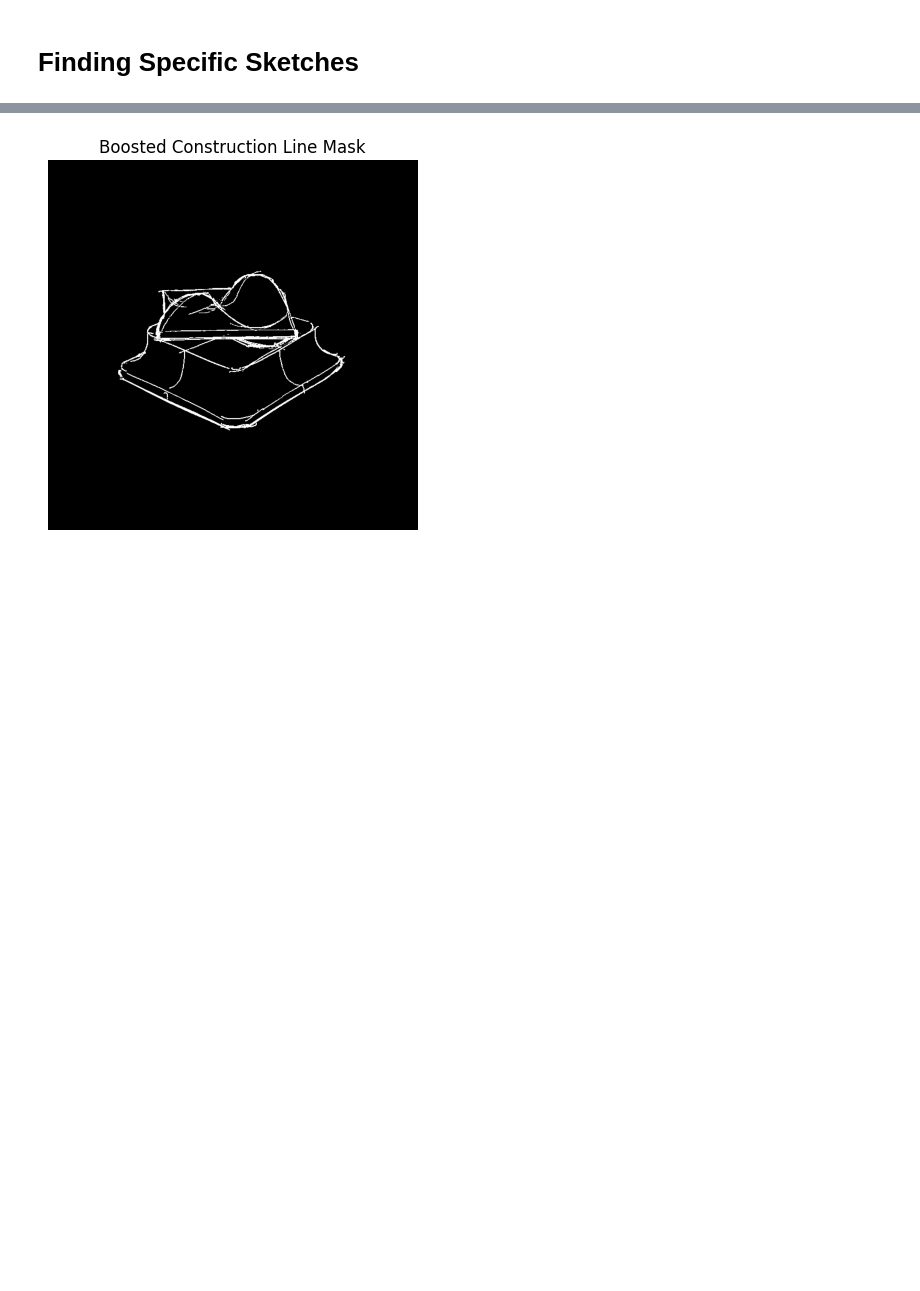
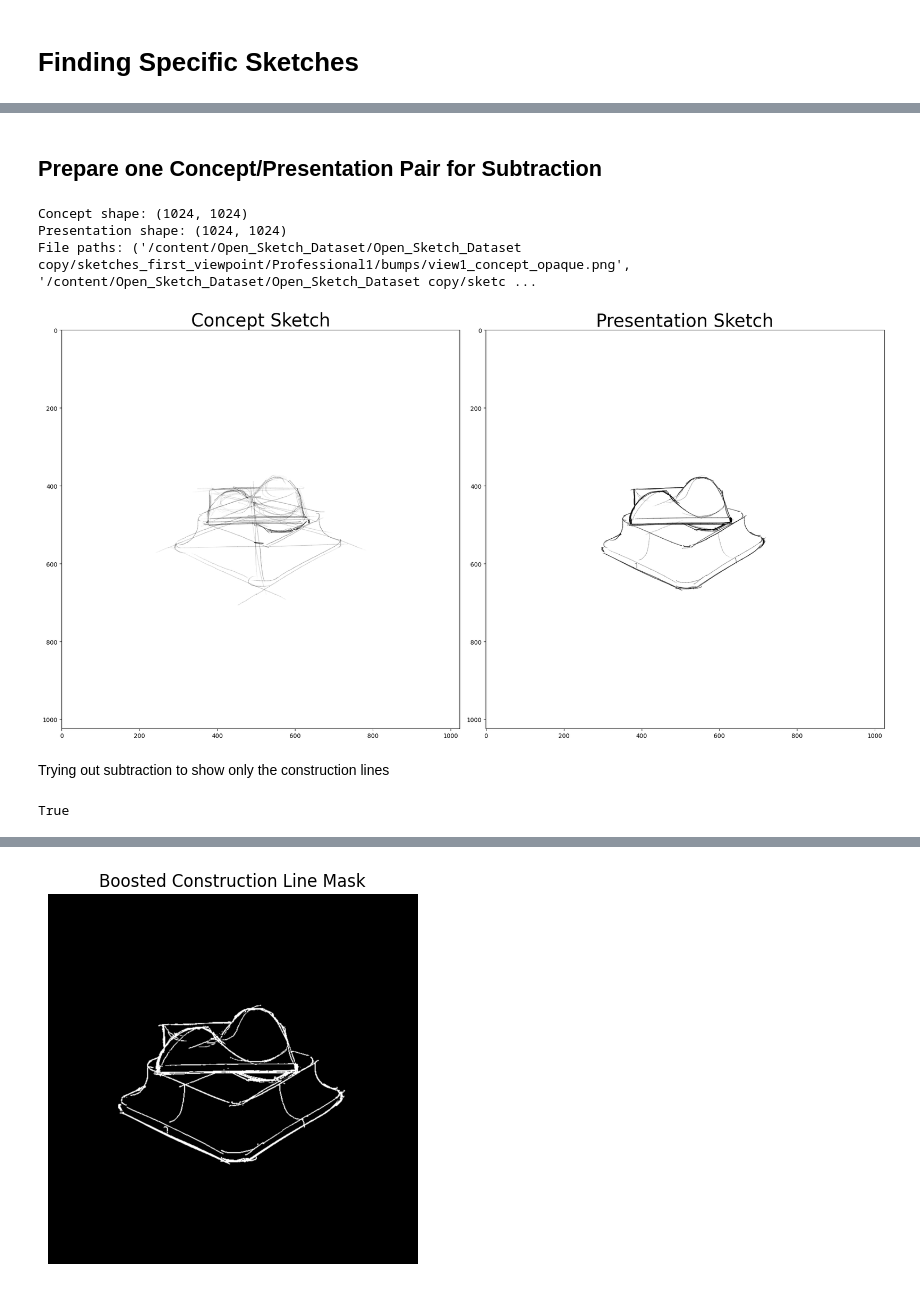
Before and after one commit to micahandres/Object_Seg, a Jupyter notebook: v2_stage_1_zero_shot_testing_SAM.ipynb, the cells around one changed output, grey strips where cells are left out. Drawn from its saved outputs; the diff is of its cells as text; code cells hidden in the pictures; blank space fills up the shorter version.

```diff
--- a/v2_stage_1_zero_shot_testing_SAM.ipynb
+++ b/v2_stage_1_zero_shot_testing_SAM.ipynb
@@ -418,0 +162,2 @@ Max pixel difference: 255
+# %% [markdown]
+## Prepare one Concept/Presentation Pair for Subtraction
@@ -418,0 +204,36 @@ Max pixel difference: 255
+# %%
+concept, presentation, paths = get_padded_sketch_pair(
+    "/content/Open_Sketch_Dataset/Open_Sketch_Dataset copy",
+    artist="Professional1",
+    obj="bumps",
+    view=1,
+    opaque=True
+)
+
+print("Concept shape:", concept.shape)
+print("Presentation shape:", presentation.shape)
+print("File paths:", paths)
+# %% [output]
+Concept shape: (1024, 1024)
+Presentation shape: (1024, 1024)
+File paths: ('/content/Open_Sketch_Dataset/Open_Sketch_Dataset copy/sketches_first_viewpoint/Professional1/bumps/view1_concept_opaque.png', '/content/Open_Sketch_Dataset/Open_Sketch_Dataset copy/sketc ...
+# %%
+# visualization
+fig, axs = plt.subplots(1, 2, figsize=(20, 10))
+
+axs[0].imshow(concept, cmap="gray")
+axs[0].set_title("Concept Sketch", fontsize = 30)
+axs[1].imshow(presentation, cmap="gray")
+axs[1].set_title("Presentation Sketch", fontsize = 30)
+
+plt.tight_layout()
+plt.show()
+# %% [output]
+[figure, added]
+# %% [markdown]
+Trying out subtraction to show only the construction lines
+# %%
+construction_lines = cv2.subtract(concept, presentation)
+cv2.imwrite("construction_only.png", construction_lines)
+# %% [output]
+True
```
Also changed, not shown: parts of 58 cells of this notebook.
